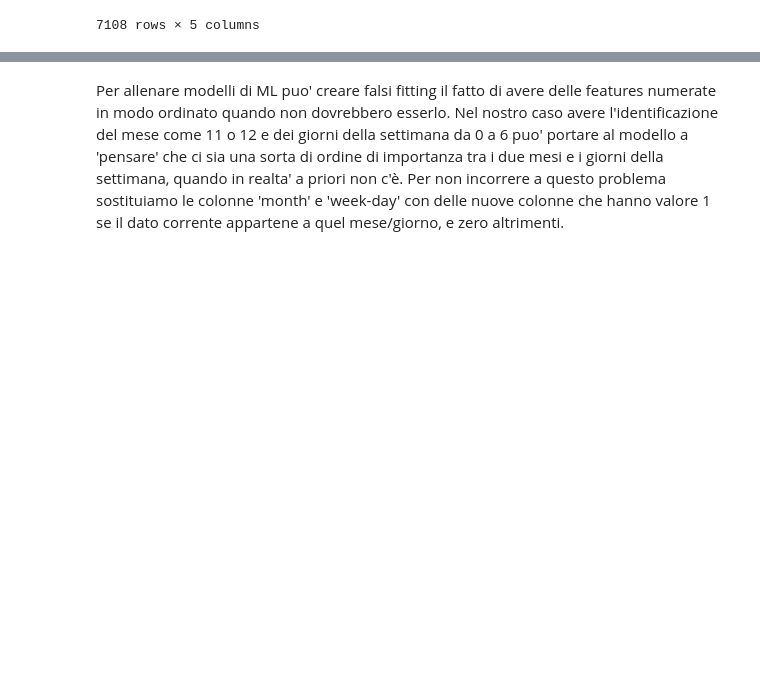
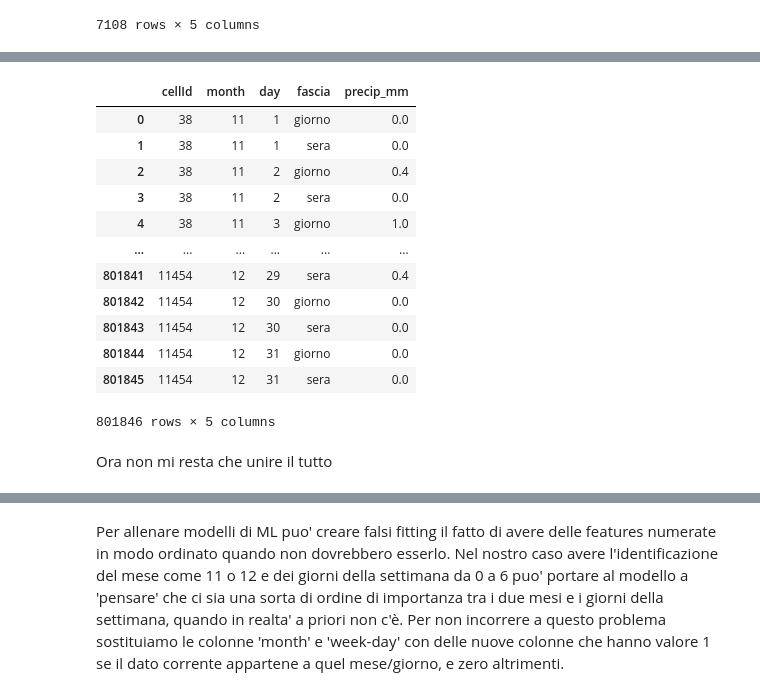
Before and after one commit to alessandro-turino/Data_science_project_UniTn, a Jupyter notebook: ProjectEDA.ipynb, the cells around one changed output, grey strips where cells are left out. Cells and saved outputs as stored; diff of their text form; code cells hidden in the pictures; blank space fills up the shorter version.

```diff
--- a/ProjectEDA.ipynb
+++ b/ProjectEDA.ipynb
@@ -992,0 +996,2 @@ df_train
+# %%
+precip_df = gdfs['weather'].copy()
@@ -992,0 +1030,45 @@ df_train
+# %%
+fascia_giorno = [f"precipitations.{h:02d}{m:02d}" for h in range(8, 19) for m in range(0, 60, 15)]
+
+fascia_sera = [f"precipitations.{h:02d}{m:02d}" for h in range(19, 24) for m in range(0, 60, 15)]
+
+# 2. Crea df con pioggia totale per fascia
+precip_giorno = precip_df[['station', 'date'] + fascia_giorno].copy()
+precip_giorno['precip_mm'] = precip_giorno[fascia_giorno].sum(axis=1)
+precip_giorno['fascia'] = 'giorno'
+
+precip_sera = precip_df[['station', 'date'] + fascia_sera].copy()
+precip_sera['precip_mm'] = precip_sera[fascia_sera].sum(axis=1)
+precip_sera['fascia'] = 'sera'
+
+# 3. Unisci giorno e sera
+precip_totale = pd.concat([precip_giorno, precip_sera], ignore_index=True)
+
+# 4. Aggiungi mese/giorno
+precip_totale['date'] = pd.to_datetime(precip_totale['date'])
+precip_totale['month'] = precip_totale['date'].dt.month
+precip_totale['day'] = precip_totale['date'].dt.day
+
+# 5. Unisci con cellId da gdf_con_stazioni
+precip_totale = precip_totale.merge(gdf_con_stazioni[['cellId', 'station']], on='station', how='left')
+
+# 6. Raggruppa per ottenere il totale per cella/giorno/fascia
+precip_fasce_df = precip_totale.groupby(['cellId', 'month', 'day', 'fascia'], as_index=False)['precip_mm'].sum()
+# %%
+precip_fasce_df
+# %% [output]
+|  | cellId | month | day | fascia | precip_mm |
+| 0 | 38 | 11 | 1 | giorno | 0.0 |
+| 1 | 38 | 11 | 1 | sera | 0.0 |
+| 2 | 38 | 11 | 2 | giorno | 0.4 |
+| 3 | 38 | 11 | 2 | sera | 0.0 |
+| 4 | 38 | 11 | 3 | giorno | 1.0 |
+| ... | ... | ... | ... | ... | ... |
+| 801841 | 11454 | 12 | 29 | sera | 0.4 |
+| 801842 | 11454 | 12 | 30 | giorno | 0.0 |
+| 801843 | 11454 | 12 | 30 | sera | 0.0 |
+| 801844 | 11454 | 12 | 31 | giorno | 0.0 |
+| 801845 | 11454 | 12 | 31 | sera | 0.0 |
+801846 rows × 5 columns
+# %% [markdown]
+Ora non mi resta che unire il tutto
```
Also changed, not shown: parts of 15 cells of this notebook, 2 other files.
